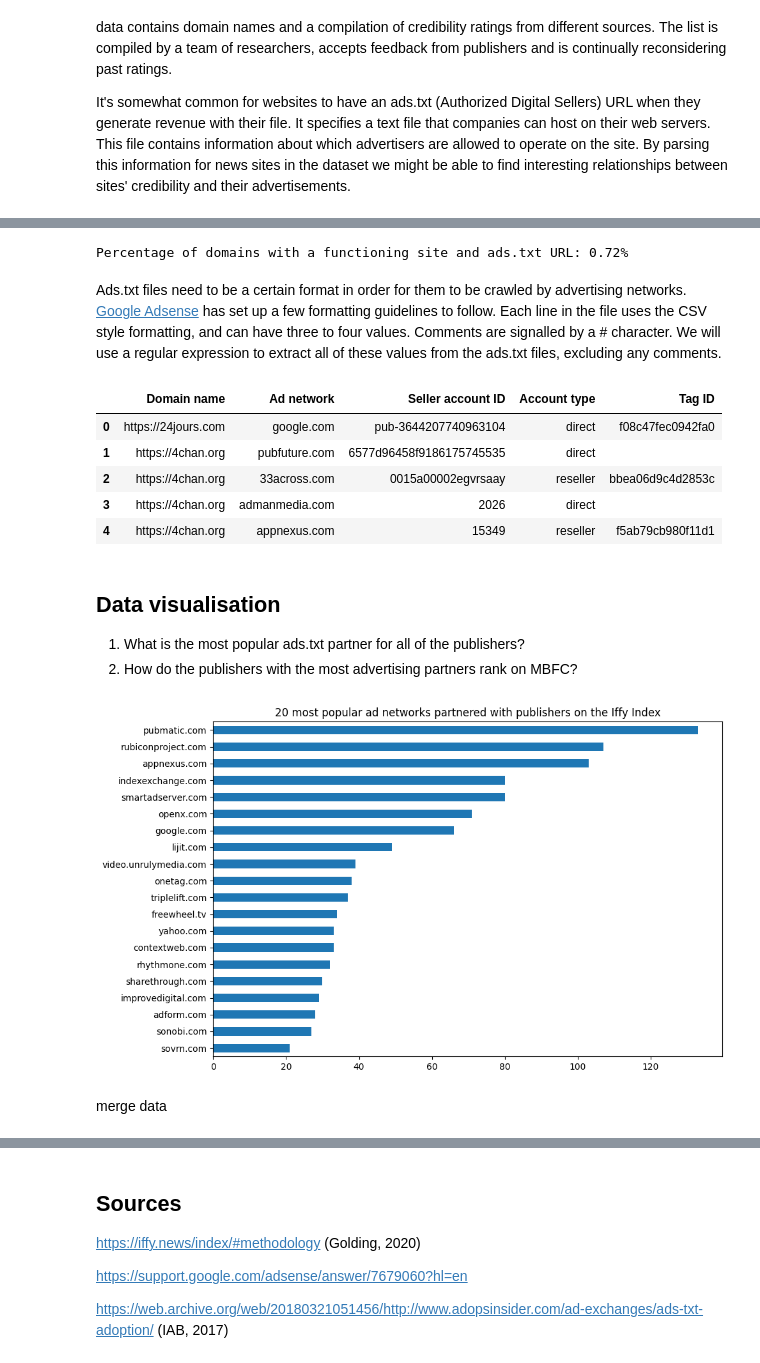
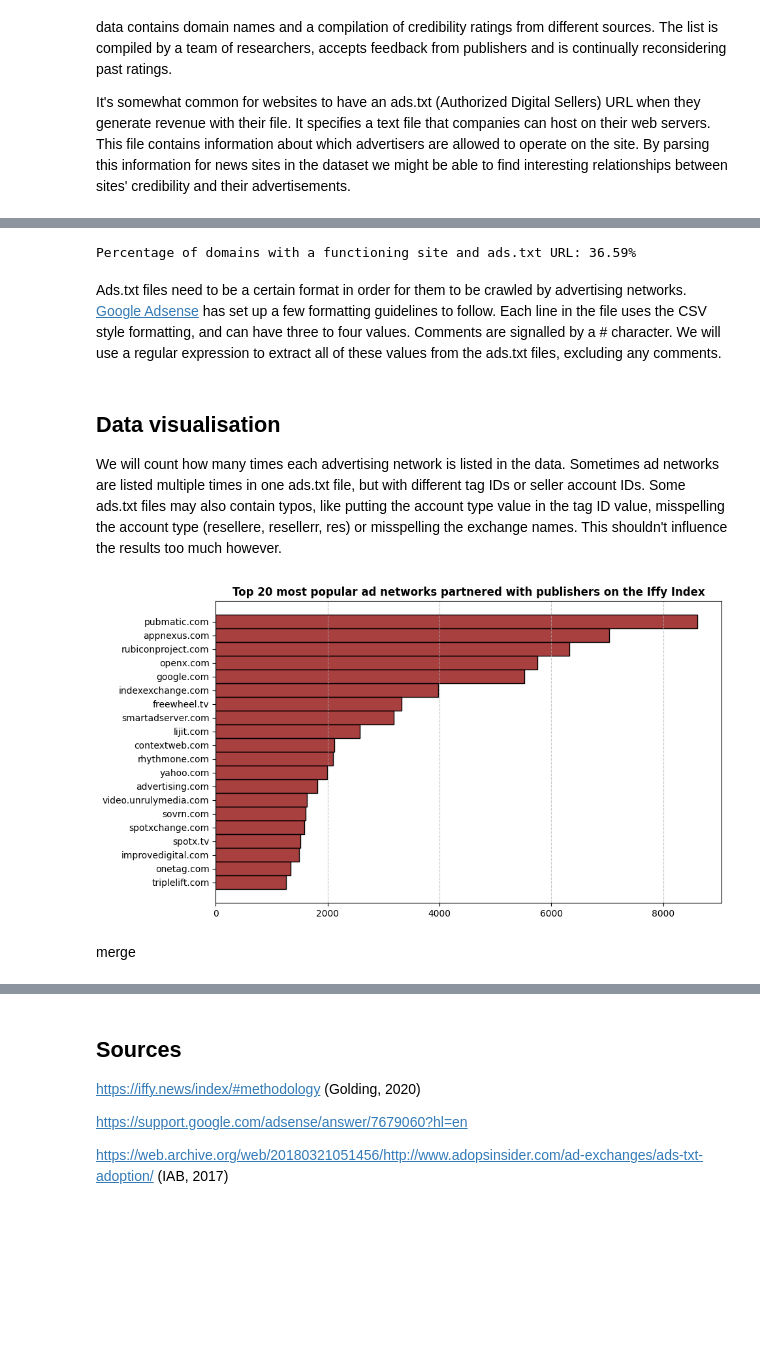
Before and after one commit to gizembrasser/data-engineering-project, a Jupyter notebook: uitwerking.ipynb, the cells around one changed output, grey strips where cells are left out. Drawn from its saved outputs; the diff is of its cells as text; code cells hidden in the pictures; blank space fills up the shorter version.

```diff
--- a/uitwerking.ipynb
+++ b/uitwerking.ipynb
@@ -57,5 +57,5 @@ def request_adstxt(urls, timeout=10):
     return adstxt_files
 
 newssite_urls = newssites["Domain name"].tolist()
-adstxt_content = request_adstxt(newssite_urls[0:10])
+adstxt_content = request_adstxt(newssite_urls)
 # %% [markdown]
@@ -65,7 +65,7 @@ percentage_adstxt = (len(adstxt_content) / len(newssites)) * 100
 
 print("Percentage of domains with a functioning site and ads.txt URL: {:.2f}%".format(percentage_adstxt))
 # %% [output]
-Percentage of domains with a functioning site and ads.txt URL: 0.72%
+Percentage of domains with a functioning site and ads.txt URL: 36.59%
 # %% [markdown]
 Ads.txt files need to be a certain format in order for them to be crawled by advertising networks. [Google Adsense](https://support.google.com/adsense/answer/12171612?hl=en) has set up a few formatting guidelines to follow. Each line in the file uses the CSV style formatting, and can have three to four values. Comments are signalled by a # character. We will use a regular expression to extract all of these values from the ads.txt files, excluding any comments.
 # %%
@@ -76,7 +76,7 @@ def parse_adstxt(adstxt_files):
 
     for file in adstxt_files:
         # Regex to parse the information in the ads.txt file
-        pattern = r'^(?!#)([^,]+),\s*([\w-]+),\s*(\w+)(?:,\s*([\w\d]+))?.*'
+        pattern = r"^(?!#)([^,]+),\s*([\w-]+),\s*([a-zA-Z]+)(?:,\s*([\w\d]+))?.*"
 
         for line in file["text"].split("\n"):
             match = re.match(pattern, line)
@@ -100,34 +100,32 @@ def parse_adstxt(adstxt_files):
     return df
 
 ads = parse_adstxt(adstxt_content)
-ads.head()
+# Save to excel file
+ads.to_excel("ads_output.xlsx")
-# %% [output]
-|  | Domain name | Ad network | Seller account ID | Account type | Tag ID |
-| 0 | https://24jours.com | google.com | pub-3644207740963104 | direct | f08c47fec0942fa0 |
-| 1 | https://4chan.org | pubfuture.com | 6577d96458f9186175745535 | direct |  |
-| 2 | https://4chan.org | 33across.com | 0015a00002egvrsaay | reseller | bbea06d9c4d2853c |
-| 3 | https://4chan.org | admanmedia.com | 2026 | direct |  |
-| 4 | https://4chan.org | appnexus.com | 15349 | reseller | f5ab79cb980f11d1 |
-# %% [markdown]
-## Data visualisation
-
-1. What is the most popular ads.txt partner for all of the publishers?
-2. How do the publishers with the most advertising partners rank on MBFC?
+# %% [markdown]
+## Data visualisation
+
+We will count how many times each advertising network is listed in the data. Sometimes ad networks are listed multiple times in one ads.txt file, but with different tag IDs or seller account IDs. Some ads.txt files may also contain typos, like putting the account type value in the tag ID value, misspelling the account type (resellere, resellerr, res) or misspelling the exchange names. This shouldn't influence the results too much however.
 # %%
+import seaborn as sns
 import matplotlib.pyplot as plt
 
-ad_network_counts = ads['Ad network'].value_counts()
+top_20_ad_networks = ads["Ad network"].value_counts().head(20)
 
-# Get the top 20 most common ad networks
-top_20_ad_networks = ad_network_counts.head(20)
+# Filter the DataFrame to include only the top 20 ad networks
+top_20_filtered = ads[ads["Ad network"].isin(top_20_ad_networks.index)]
+
+# Sort the filtered DataFrame by the order of ad networks in top_20_ad_networks
+top_20_sorted = top_20_filtered.sort_values(by="Ad network", key=lambda x: x.map(top_20_ad_networks), ascending=False)
 
 plt.figure(figsize=(10, 6))
-top_20_ad_networks.sort_values().plot(kind="barh")
-plt.title("20 most popular ad networks partnered with publishers on the Iffy Index")
+sns.histplot(data=top_20_sorted, y="Ad network", color="darkred")
+plt.title("Top 20 most popular ad networks partnered with publishers on the Iffy Index", fontweight="bold")
 plt.ylabel("")
-plt.tight_layout()
+plt.xlabel("")
+plt.grid(axis='x', linestyle='--', alpha=0.7)
 plt.show()
 # %% [output]
-[figure, old version]
+[figure, new version]
 # %% [markdown]
-merge data
+merge
```
Also changed, not shown: parts of 5 cells of this notebook, 1 other file.
